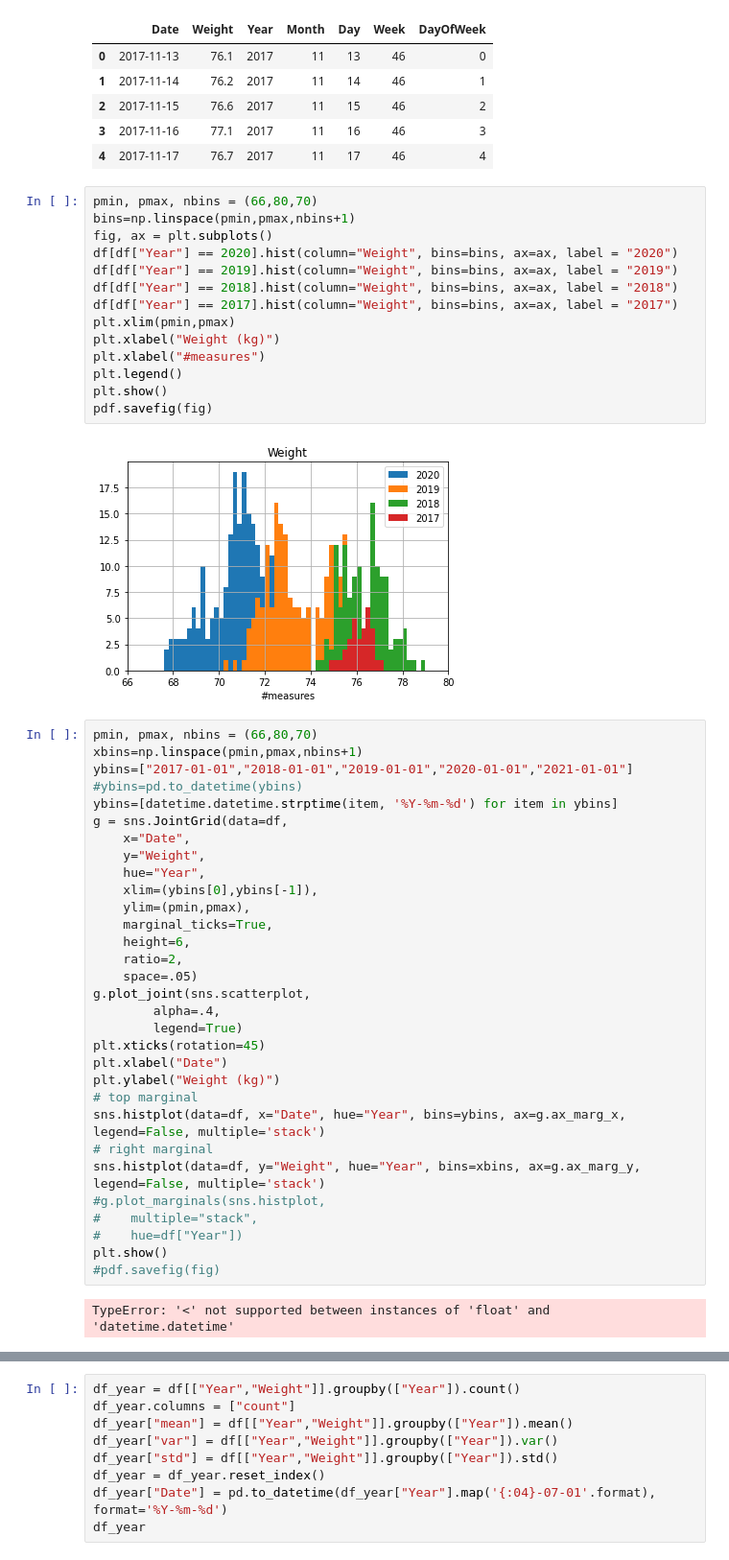
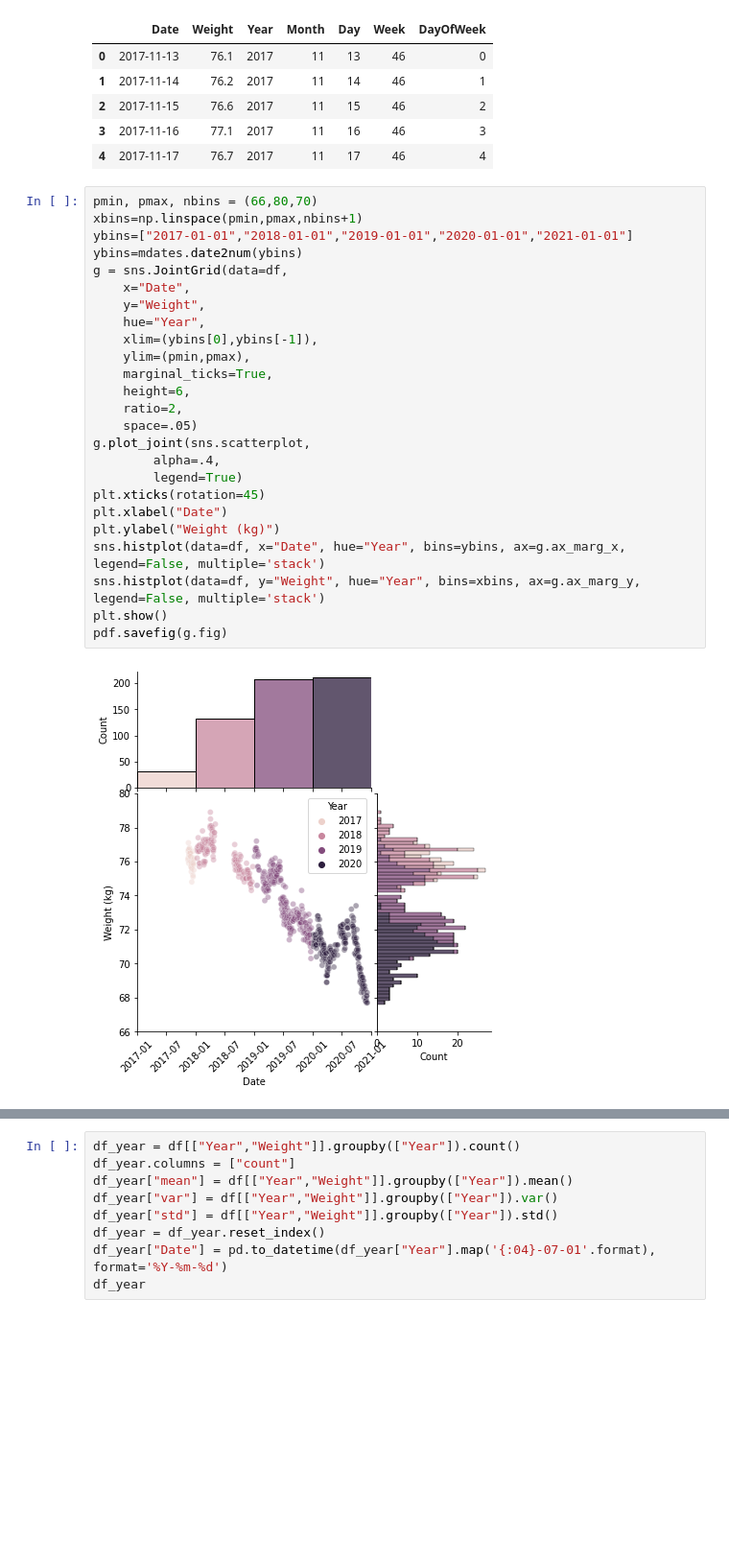
Before and after one commit to mt82/Peso, a Jupyter notebook: PyPeso.ipynb, the cells around one changed output, grey strips where cells are left out. Shown at 96% size. Cells and saved outputs as stored; diff of their text form; blank space fills up the shorter version.

```diff
--- a/PyPeso.ipynb
+++ b/PyPeso.ipynb
@@ -39,52 +39,30 @@ df.head()
 | 2 | 2017-11-15 | 76.6 | 2017 | 11 | 15 | 46 | 2 |
 | 3 | 2017-11-16 | 77.1 | 2017 | 11 | 16 | 46 | 3 |
 | 4 | 2017-11-17 | 76.7 | 2017 | 11 | 17 | 46 | 4 |
-# %%
-pmin, pmax, nbins = (66,80,70)
-bins=np.linspace(pmin,pmax,nbins+1)
-fig, ax = plt.subplots()
-df[df["Year"] == 2020].hist(column="Weight", bins=bins, ax=ax, label = "2020")
-df[df["Year"] == 2019].hist(column="Weight", bins=bins, ax=ax, label = "2019")
-df[df["Year"] == 2018].hist(column="Weight", bins=bins, ax=ax, label = "2018")
-df[df["Year"] == 2017].hist(column="Weight", bins=bins, ax=ax, label = "2017")
-plt.xlim(pmin,pmax)
-plt.xlabel("Weight (kg)")
-plt.xlabel("#measures")
-plt.legend()
-plt.show()
-pdf.savefig(fig)
-# %% [output]
-[figure, removed]
 # %%
 pmin, pmax, nbins = (66,80,70)
 xbins=np.linspace(pmin,pmax,nbins+1)
 ybins=["2017-01-01","2018-01-01","2019-01-01","2020-01-01","2021-01-01"]
-#ybins=pd.to_datetime(ybins)
-ybins=[datetime.datetime.strptime(item, '%Y-%m-%d') for item in ybins]
+ybins=mdates.date2num(ybins)
 g = sns.JointGrid(data=df,
     x="Date",
     y="Weight",
     hue="Year",
     xlim=(ybins[0],ybins[-1]),
     ylim=(pmin,pmax),
     marginal_ticks=True,
     height=6,
     ratio=2,
     space=.05)
 g.plot_joint(sns.scatterplot,
         alpha=.4,
         legend=True)
 plt.xticks(rotation=45)
 plt.xlabel("Date")
 plt.ylabel("Weight (kg)")
-# top marginal
 sns.histplot(data=df, x="Date", hue="Year", bins=ybins, ax=g.ax_marg_x, legend=False, multiple='stack')
-# right marginal
 sns.histplot(data=df, y="Weight", hue="Year", bins=xbins, ax=g.ax_marg_y, legend=False, multiple='stack')
-#g.plot_marginals(sns.histplot,
-#    multiple="stack",
-#    hue=df["Year"])
 plt.show()
-#pdf.savefig(fig)
+pdf.savefig(g.fig)
 # %% [output]
-TypeError: '<' not supported between instances of 'float' and 'datetime.datetime'
+[figure, added]
```
Also changed, not shown: parts of 7 cells of this notebook.
